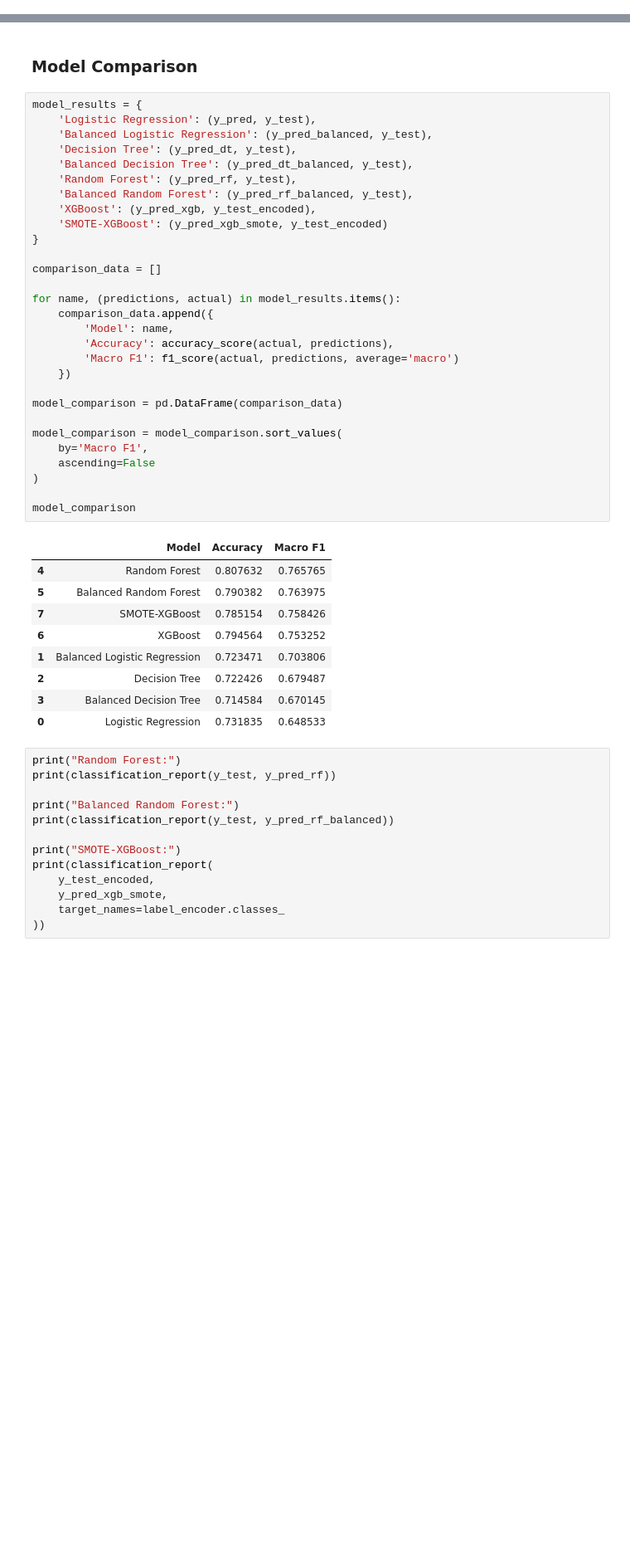
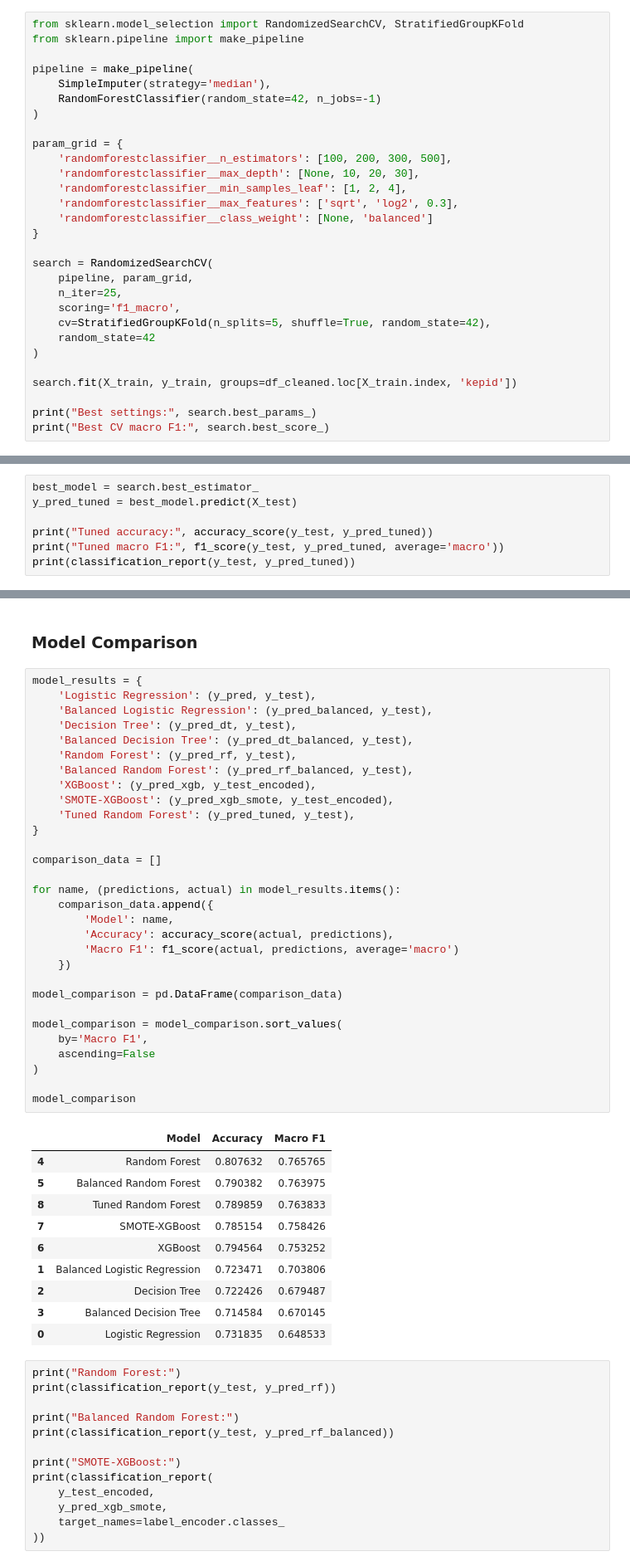
Before and after one commit to devikarapillai/Kepler-Exoplant_Classification, a Jupyter notebook: Nasa Kepler Exoplanent Detection.ipynb, the cells around one changed output, grey strips where cells are left out. Shown at 83% size. Saved outputs shown, nothing was run; the diff lists cells and outputs as text; blank space fills up the shorter version.

```diff
--- a/Nasa Kepler Exoplanent Detection.ipynb
+++ b/Nasa Kepler Exoplanent Detection.ipynb
@@ -1509,0 +1514,29 @@ plt.show()
+# %%
+from sklearn.model_selection import RandomizedSearchCV, StratifiedGroupKFold
+from sklearn.pipeline import make_pipeline
+
+pipeline = make_pipeline(
+    SimpleImputer(strategy='median'),
+    RandomForestClassifier(random_state=42, n_jobs=-1)
+)
+
+param_grid = {
+    'randomforestclassifier__n_estimators': [100, 200, 300, 500],
+    'randomforestclassifier__max_depth': [None, 10, 20, 30],
+    'randomforestclassifier__min_samples_leaf': [1, 2, 4],
+    'randomforestclassifier__max_features': ['sqrt', 'log2', 0.3],
+    'randomforestclassifier__class_weight': [None, 'balanced']
+}
+
+search = RandomizedSearchCV(
+    pipeline, param_grid,
+    n_iter=25,
+    scoring='f1_macro',
+    cv=StratifiedGroupKFold(n_splits=5, shuffle=True, random_state=42),
+    random_state=42
+)
+
+search.fit(X_train, y_train, groups=df_cleaned.loc[X_train.index, 'kepid'])
+
+print("Best settings:", search.best_params_)
+print("Best CV macro F1:", search.best_score_)
@@ -1509,0 +1546,7 @@ plt.show()
+# %%
+best_model = search.best_estimator_
+y_pred_tuned = best_model.predict(X_test)
+
+print("Tuned accuracy:", accuracy_score(y_test, y_pred_tuned))
+print("Tuned macro F1:", f1_score(y_test, y_pred_tuned, average='macro'))
+print(classification_report(y_test, y_pred_tuned))
@@ -1514,34 +1571,36 @@ model_results = {
     'Logistic Regression': (y_pred, y_test),
     'Balanced Logistic Regression': (y_pred_balanced, y_test),
     'Decision Tree': (y_pred_dt, y_test),
     'Balanced Decision Tree': (y_pred_dt_balanced, y_test),
     'Random Forest': (y_pred_rf, y_test),
     'Balanced Random Forest': (y_pred_rf_balanced, y_test),
     'XGBoost': (y_pred_xgb, y_test_encoded),
-    'SMOTE-XGBoost': (y_pred_xgb_smote, y_test_encoded)
+    'SMOTE-XGBoost': (y_pred_xgb_smote, y_test_encoded),
+    'Tuned Random Forest': (y_pred_tuned, y_test),
 }
 
 comparison_data = []
 
 for name, (predictions, actual) in model_results.items():
     comparison_data.append({
         'Model': name,
         'Accuracy': accuracy_score(actual, predictions),
         'Macro F1': f1_score(actual, predictions, average='macro')
     })
 
 model_comparison = pd.DataFrame(comparison_data)
 
 model_comparison = model_comparison.sort_values(
     by='Macro F1',
     ascending=False
 )
 
 model_comparison
 # %% [output]
 |  | Model | Accuracy | Macro F1 |
 | 4 | Random Forest | 0.807632 | 0.765765 |
 | 5 | Balanced Random Forest | 0.790382 | 0.763975 |
+| 8 | Tuned Random Forest | 0.789859 | 0.763833 |
 | 7 | SMOTE-XGBoost | 0.785154 | 0.758426 |
 | 6 | XGBoost | 0.794564 | 0.753252 |
 | 1 | Balanced Logistic Regression | 0.723471 | 0.703806 |
```
Also changed, not shown: parts of 11 cells of this notebook, 2 other files.
